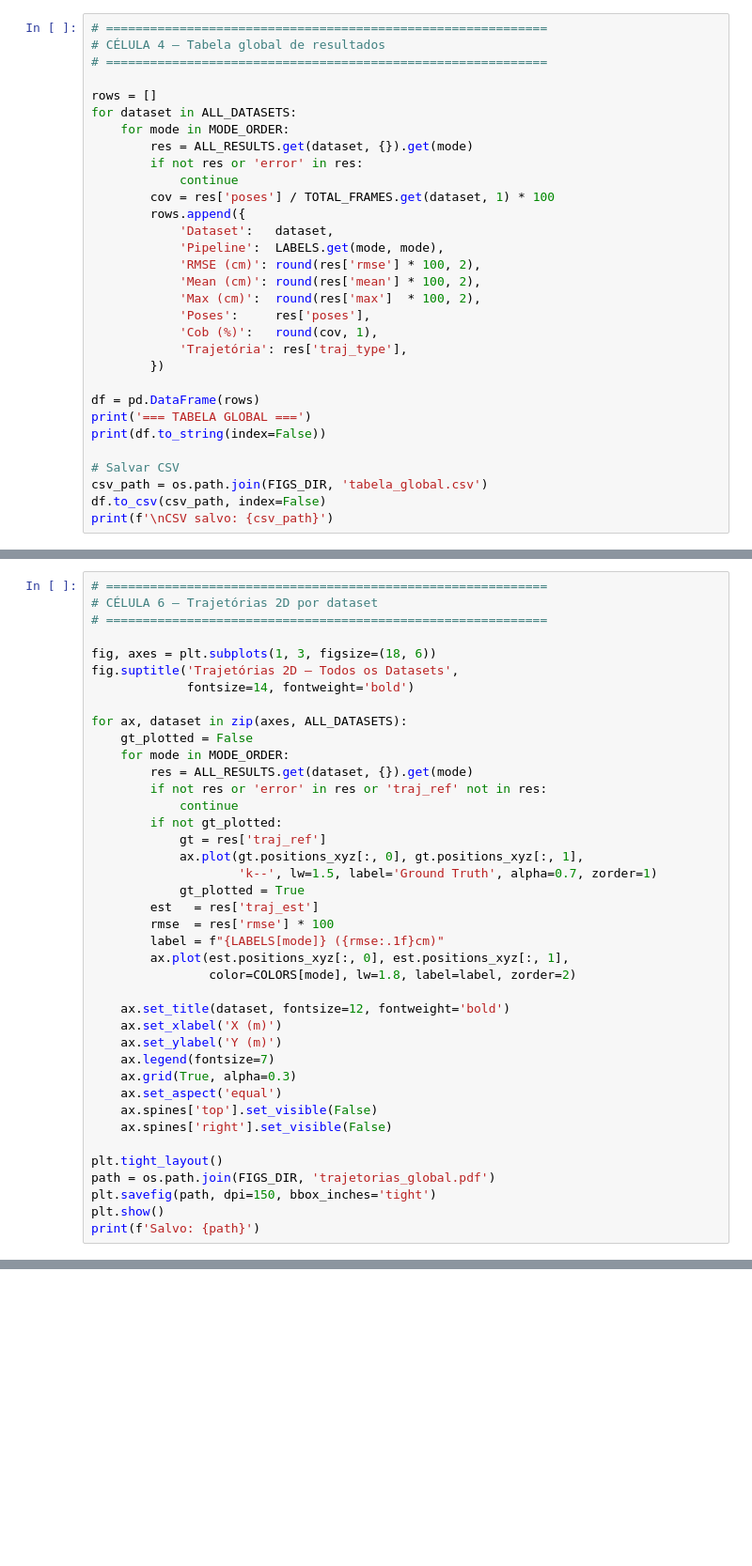
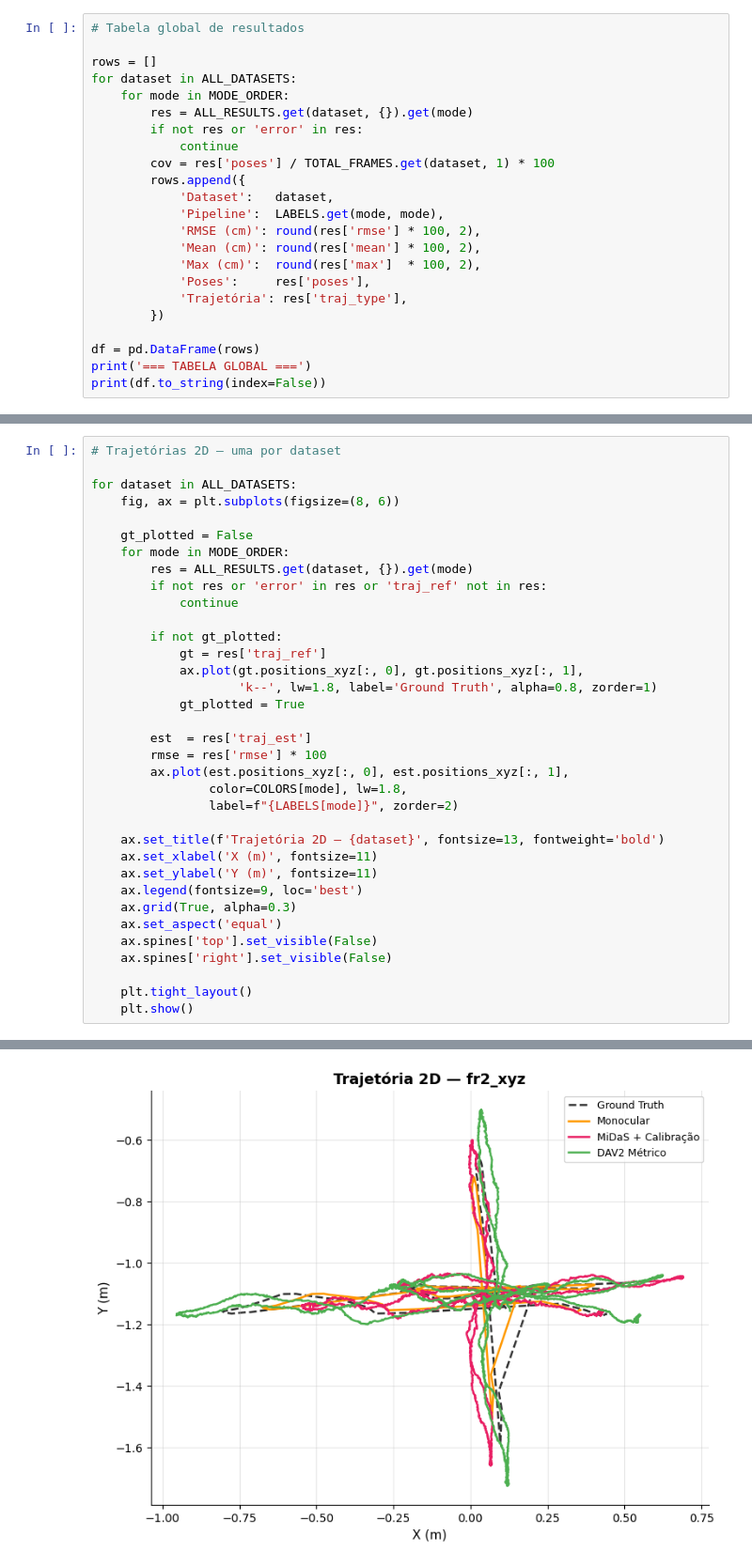
Before and after one commit to rafaelheydt/orbslam3_custom, a Jupyter notebook: avaliar_resultados.ipynb, the cells around one changed output, grey strips where cells are left out. Shown at 94% size. Cells and saved outputs as stored; diff of their text form; blank space fills up the shorter version.

```diff
--- a/avaliar_resultados.ipynb
+++ b/avaliar_resultados.ipynb
@@ -189,7 +165,5 @@ for dataset in ALL_DATASETS:
 # %%
-# ============================================================
-# CÉLULA 4 — Tabela global de resultados
-# ============================================================
+# Tabela global de resultados
 
 rows = []
 for dataset in ALL_DATASETS:
@@ -205,17 +179,11 @@ for dataset in ALL_DATASETS:
             'Mean (cm)': round(res['mean'] * 100, 2),
             'Max (cm)':  round(res['max']  * 100, 2),
             'Poses':     res['poses'],
-            'Cob (%)':   round(cov, 1),
             'Trajetória': res['traj_type'],
         })
 
 df = pd.DataFrame(rows)
 print('=== TABELA GLOBAL ===')
 print(df.to_string(index=False))
-
-# Salvar CSV
-csv_path = os.path.join(FIGS_DIR, 'tabela_global.csv')
-df.to_csv(csv_path, index=False)
-print(f'\nCSV salvo: {csv_path}')
 # %% [output]
 === TABELA GLOBAL ===
@@ -281,41 +200,36 @@ Salvo: /home/rafael/orbslam3_custom/results/figures/rmse_global.pdf
 # %%
-# ============================================================
-# CÉLULA 6 — Trajetórias 2D por dataset
-# ============================================================
+# Trajetórias 2D — uma por dataset
 
-fig, axes = plt.subplots(1, 3, figsize=(18, 6))
-fig.suptitle('Trajetórias 2D — Todos os Datasets',
-             fontsize=14, fontweight='bold')
+for dataset in ALL_DATASETS:
+    fig, ax = plt.subplots(figsize=(8, 6))
 
-for ax, dataset in zip(axes, ALL_DATASETS):
     gt_plotted = False
     for mode in MODE_ORDER:
         res = ALL_RESULTS.get(dataset, {}).get(mode)
         if not res or 'error' in res or 'traj_ref' not in res:
             continue
+
         if not gt_plotted:
             gt = res['traj_ref']
             ax.plot(gt.positions_xyz[:, 0], gt.positions_xyz[:, 1],
-                    'k--', lw=1.5, label='Ground Truth', alpha=0.7, zorder=1)
+                    'k--', lw=1.8, label='Ground Truth', alpha=0.8, zorder=1)
             gt_plotted = True
-        est   = res['traj_est']
-        rmse  = res['rmse'] * 100
-        label = f"{LABELS[mode]} ({rmse:.1f}cm)"
+
+        est  = res['traj_est']
+        rmse = res['rmse'] * 100
         ax.plot(est.positions_xyz[:, 0], est.positions_xyz[:, 1],
-                color=COLORS[mode], lw=1.8, label=label, zorder=2)
+                color=COLORS[mode], lw=1.8,
+                label=f"{LABELS[mode]}", zorder=2)
 
-    ax.set_title(dataset, fontsize=12, fontweight='bold')
-    ax.set_xlabel('X (m)')
-    ax.set_ylabel('Y (m)')
-    ax.legend(fontsize=7)
+    ax.set_title(f'Trajetória 2D — {dataset}', fontsize=13, fontweight='bold')
+    ax.set_xlabel('X (m)', fontsize=11)
+    ax.set_ylabel('Y (m)', fontsize=11)
+    ax.legend(fontsize=9, loc='best')
     ax.grid(True, alpha=0.3)
     ax.set_aspect('equal')
     ax.spines['top'].set_visible(False)
     ax.spines['right'].set_visible(False)
 
-plt.tight_layout()
-path = os.path.join(FIGS_DIR, 'trajetorias_global.pdf')
-plt.savefig(path, dpi=150, bbox_inches='tight')
-plt.show()
-print(f'Salvo: {path}')
+    plt.tight_layout()
+    plt.show()
 # %% [output]
@@ -322,0 +236 @@ Salvo: /home/rafael/orbslam3_custom/results/figures/trajetorias_global.pdf
+[figure, added]
```
Also changed, not shown: parts of 9 cells of this notebook, 9 other files.
